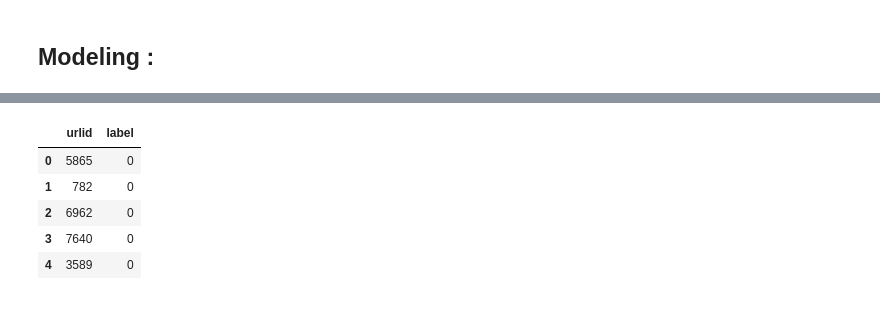
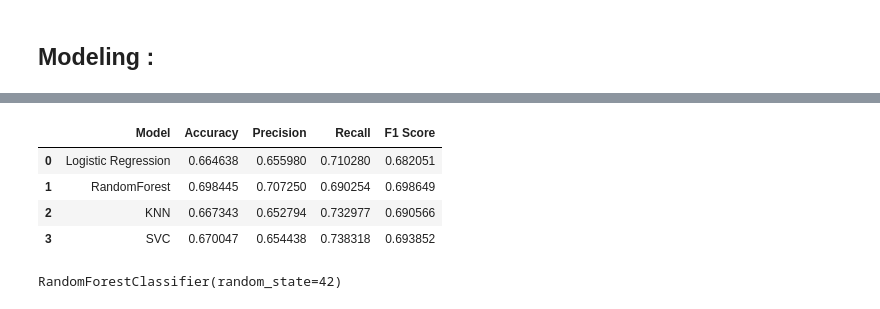
Before and after one commit to olamineZakaria/StumbleUpon-Evergreen-Classification-Challenge, a Jupyter notebook: stumbleupon_problem.ipynb, the cells around one changed output, grey strips where cells are left out. Drawn from its saved outputs; the diff is of its cells as text; code cells hidden in the pictures.

```diff
--- a/stumbleupon_problem.ipynb
+++ b/stumbleupon_problem.ipynb
@@ -439,10 +298,7 @@ y = final_data['label']
 # %%
 scaler = StandardScaler()
-X_scaled = scaler.fit_transform(X)
+X_train_scaled = scaler.fit_transform(X_train_preprocessed)
+X_test_scaled = scaler.transform(X_test_preprocessed)
 # %%
-X_train , X_test , y_train ,y_test = train_test_split(X_scaled,y,test_size=0.2,random_state=42)
-
-model = LogisticRegression(solver='lbfgs', random_state=42)
-
-model.fit(X_train,y_train)
+X_train, X_val, y_train, y_val = train_test_split(X_train_scaled, y_train_full, test_size=0.2, random_state=42)
 # %% [output]
@@ -450,4 +305,0 @@ LogisticRegression(random_state=42)
-# %%
-y_pred = model.predict(X_test)
-
-print(classification_report(y_test,y_pred))
@@ -541,3 +305,0 @@ Epoch 150/150
-# %%
-loss, accuracy = sub_model.evaluate(X_test, y_test, verbose=0)
-print(f"Accuracy sur le jeu de test : {accuracy:.2f}")
@@ -573,10 +306,44 @@ array([0, 0, 0, ..., 0, 0, 0])
-# %%
-sub_df = pd.DataFrame({'urlid' : final_test.urlid, 'label': predictions})
-sub_df.head()
-# %% [output]
-|  | urlid | label |
-| 0 | 5865 | 0 |
-| 1 | 782 | 0 |
-| 2 | 6962 | 0 |
-| 3 | 7640 | 0 |
-| 4 | 3589 | 0 |
+# %%
+from sklearn.svm import SVC
+from sklearn.neighbors import KNeighborsClassifier
+from sklearn.ensemble import RandomForestClassifier
+from sklearn.metrics import accuracy_score, precision_score, recall_score, f1_score
+
+def train_and_evaluate_models(X_train,X_val,y_train,y_val):
+    # Define models
+    models = {
+        "Logistic Regression":LogisticRegression(),
+        "RandomForest":RandomForestClassifier(n_estimators=100, random_state=42),
+        "KNN":KNeighborsClassifier(n_neighbors=5),
+        "SVC":SVC(kernel='linear', random_state=42)
+    }
+    results = []
+    for name , model in models.items():
+        model.fit(X_train,y_train)
+        y_pred = model.predict(X_val)
+        accuracy = accuracy_score(y_val,y_pred)
+        precision = precision_score(y_val,y_pred)
+        recall= recall_score(y_val,y_pred)
+        f1 = f1_score(y_val,y_pred)
+        results.append({
+            "Model": name,
+            "Accuracy": accuracy,
+            "Precision": precision,
+            "Recall": recall,
+            "F1 Score": f1
+        })
+    return pd.DataFrame(results)
+
+train_and_evaluate_models(X_train,X_val,y_train,y_val)
+# %% [output]
+|  | Model | Accuracy | Precision | Recall | F1 Score |
+| 0 | Logistic Regression | 0.664638 | 0.655980 | 0.710280 | 0.682051 |
+| 1 | RandomForest | 0.698445 | 0.707250 | 0.690254 | 0.698649 |
+| 2 | KNN | 0.667343 | 0.652794 | 0.732977 | 0.690566 |
+| 3 | SVC | 0.670047 | 0.654438 | 0.738318 | 0.693852 |
+# %%
+# Train Logistic Regression model
+model = RandomForestClassifier(n_estimators=100, random_state=42)
+model.fit(X_train, y_train)
+# %% [output]
+RandomForestClassifier(random_state=42)
```
Also changed, not shown: parts of 53 cells of this notebook, 2 other files.
